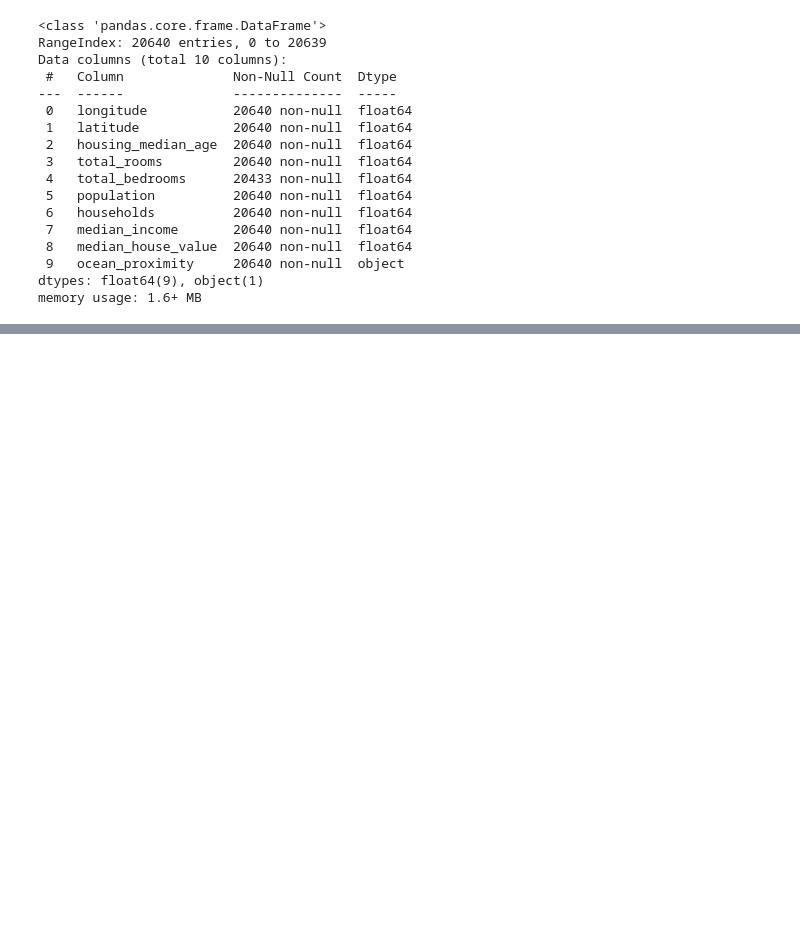
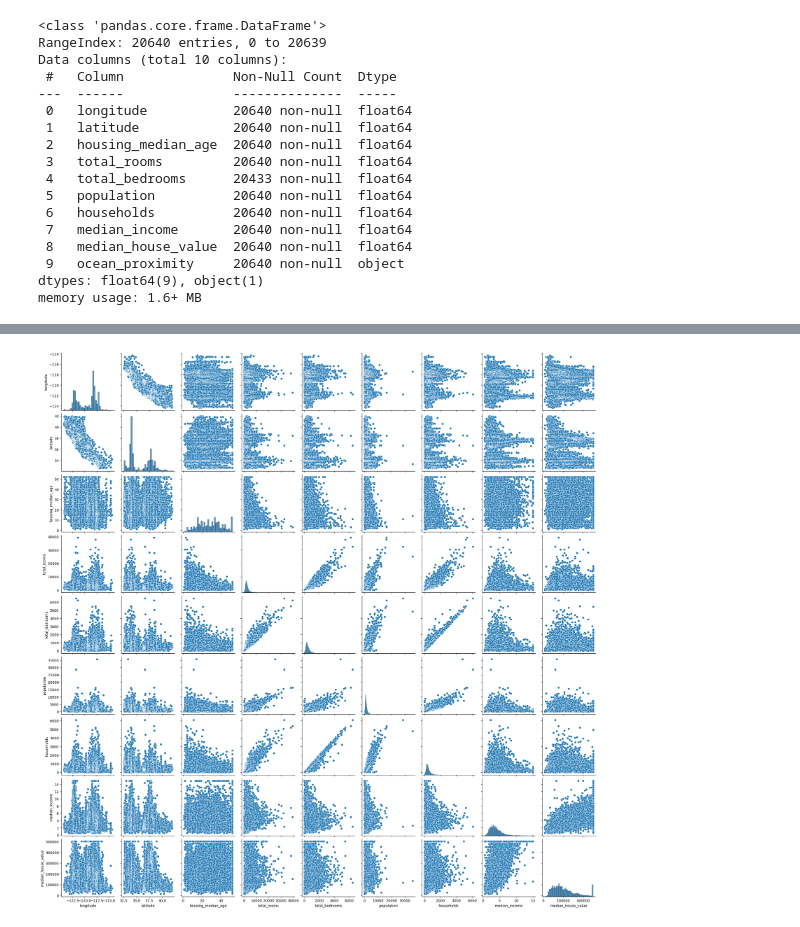
Before and after one commit to AyushDevadiga1/Machine-Learning, a Jupyter notebook: MultipleLinearRegressionOnHousing.ipynb, the cells around one changed output, grey strips where cells are left out. Drawn from its saved outputs; the diff is of its cells as text; code cells hidden in the pictures; blank space fills up the shorter version.

```diff
--- a/MultipleLinearRegressionOnHousing.ipynb
+++ b/MultipleLinearRegressionOnHousing.ipynb
@@ -59,0 +95,5 @@ df.describe(include='all')
+# %%
+sns.pairplot(data=df)
+plt.show()
+# %% [output]
+[figure, added]
```
Also changed, not shown: parts of 6 cells of this notebook.
